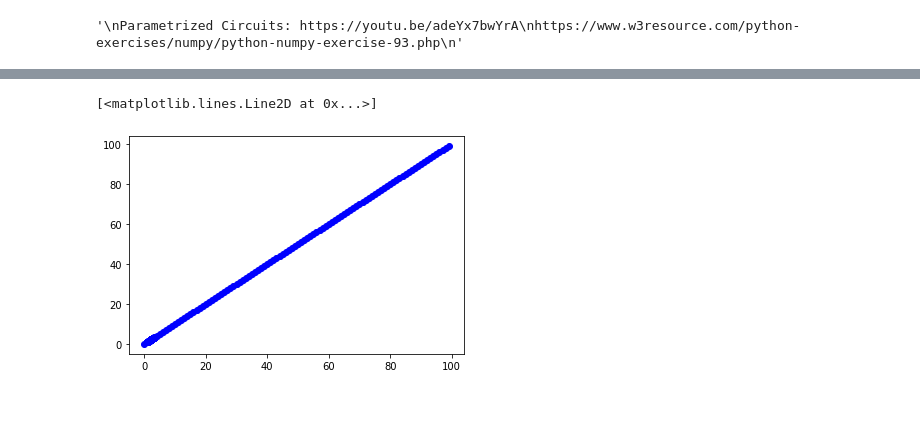
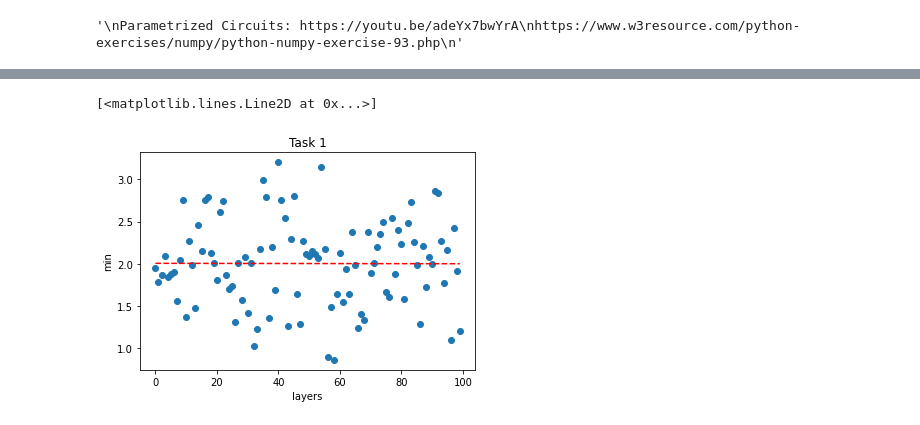
Before and after one commit to obarbier/qosf_screening_task, a Jupyter notebook: app.ipynb, the cells around one changed output, grey strips where cells are left out. Drawn from its saved outputs; the diff is of its cells as text; code cells hidden in the pictures.

```diff
--- a/app.ipynb
+++ b/app.ipynb
@@ -16,9 +16,10 @@ import matplotlib.pyplot as plt
 # %%
 q = 4
 qr = QuantumRegister(q, 'q')
-def circuit_creator(base_circuit=None):
+def construct_layer(base_circuit=None):
+    np.random.seed(19680801)
     qc = QuantumCircuit(qr)
-    theta_i = [random.random() for _ in range(q)]
+    theta_i = [random.uniform(0, 2*np.pi) for _ in range(q)]
     theta_i = iter(theta_i)
     # ODD blocks
     qc.rx(next(theta_i),0)
@@ -26,7 +27,7 @@ def circuit_creator(base_circuit=None):
     qc.rx(next(theta_i),2)
     qc.rx(next(theta_i),3)
     # Even Blocks
-    theta_j = [random.random() for _ in range(q)]
+    theta_j = [random.uniform(0, 2*np.pi) for _ in range(q)]
     theta_j = iter(theta_j)
     qc.rx(next(theta_j),0)
     qc.rx(next(theta_j),1)
@@ -40,16 +41,17 @@ def circuit_creator(base_circuit=None):
     qc.cz(2,3)
     if base_circuit is None:
         return qc
-    return qc.combine(base_circuit)
+    return base_circuit.combine(qc)
 # %%
 L = 100
 phi =  random_statevector(dims=(2, 2, 2, 2))
 psi = Statevector.from_label('0000')
-transpiled_qc = circuit_creator()
-x_axis = y_axis = []
+transpiled_qc = construct_layer()
+x_axis = []
+y_axis = []
 for i in range(L):
     ret = psi.evolve(transpiled_qc)
     min = np.linalg.norm(psi.data-ret.data)**2
     x_axis.append(i)
     y_axis.append(min)
-    transpiled_qc = circuit_creator(transpiled_qc)
+    transpiled_qc = construct_layer(transpiled_qc)
@@ -74,5 +58,11 @@ for i in range(L):
-# %%
-plt.plot(x_axis ,y_axis, )
-# %% [output]
-[<matplotlib.lines.Line2D at 0x...>]
-[figure, removed]
+# %%
+plt.xlabel('layers')
+plt.ylabel('min')
+plt.title('Task 1')
+plt.plot(x_axis ,y_axis, 'o' )
+z = np.polyfit(x_axis, y_axis, 1)
+p = np.poly1d(z)
+plt.plot(x_axis,p(x_axis),"r--")
+# %% [output]
+[<matplotlib.lines.Line2D at 0x...>]
+[figure, added]
```
Also changed, not shown: parts of 1 cell of this notebook, 2 other files.
